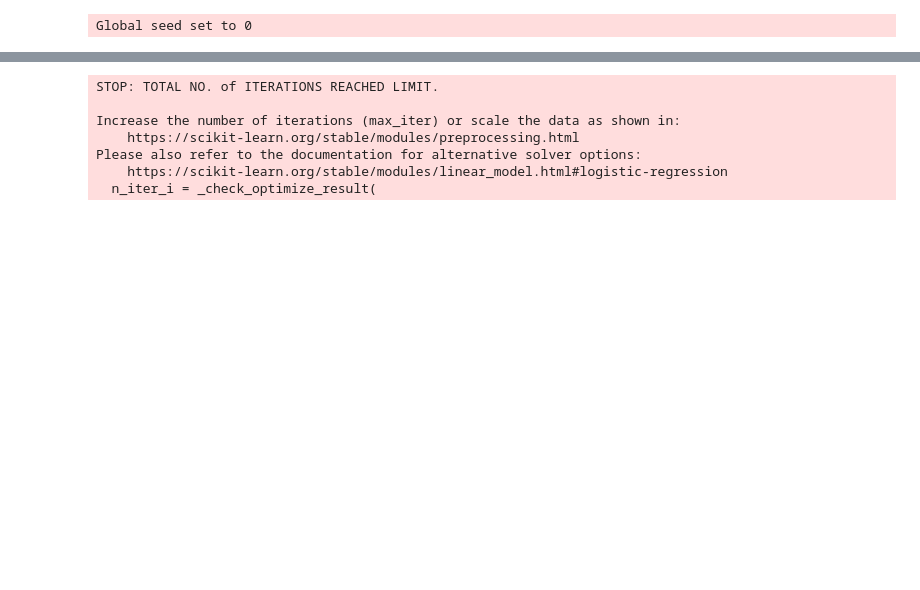
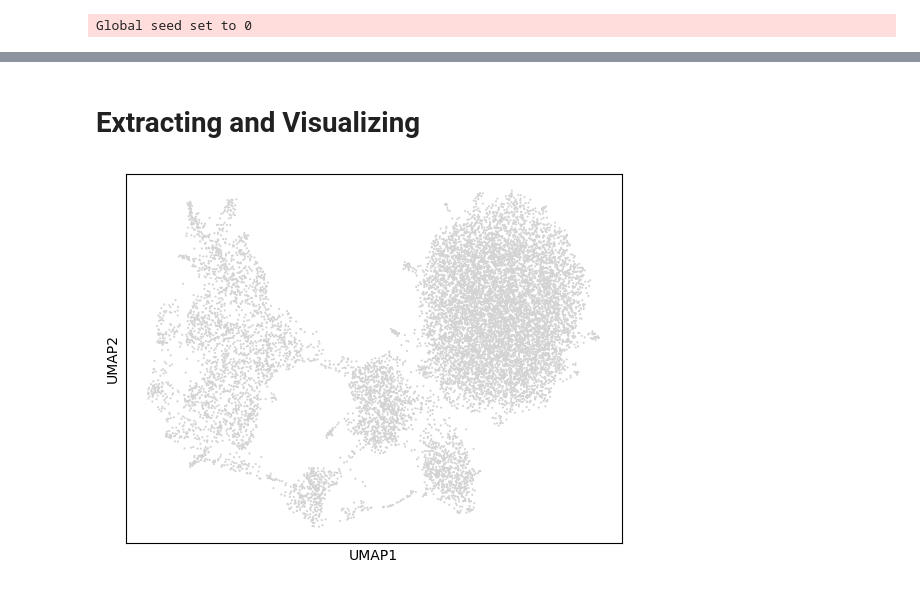
Before and after one commit to Dennis-Bersenev/GeneratingResistance, a Jupyter notebook: src/bacdrop_exploration.ipynb, the cells around one changed output, grey strips where cells are left out. Drawn from its saved outputs; the diff is of its cells as text; code cells hidden in the pictures; blank space fills up the shorter version.

```diff
--- a/src/bacdrop_exploration.ipynb
+++ b/src/bacdrop_exploration.ipynb
@@ -60 +51,3 @@ sc.tl.umap(model.adata)
+# %% [markdown]
+# Extracting and Visualizing
 # %%
@@ -62,11 +56,5 @@ sc.tl.leiden(model.adata)
-# %%
-sc.tl.rank_genes_groups(model.adata, 'leiden', method='t-test')
-sc.pl.rank_genes_groups(model.adata, n_genes=25, sharey=False)
-# %% [output]
-STOP: TOTAL NO. of ITERATIONS REACHED LIMIT.
-
-Increase the number of iterations (max_iter) or scale the data as shown in:
-    https://scikit-learn.org/stable/modules/preprocessing.html
-Please also refer to the documentation for alternative solver options:
-    https://scikit-learn.org/stable/modules/linear_model.html#logistic-regression
-  n_iter_i = _check_optimize_result(
+# %%
+sc.pl.umap(adata, use_raw=True)
+# sc.pl.embedding(adata, basis='X_mrvi_z')
+# %% [output]
+[figure, added]
```
Also changed, not shown: parts of 20 cells of this notebook, 1 other file.
